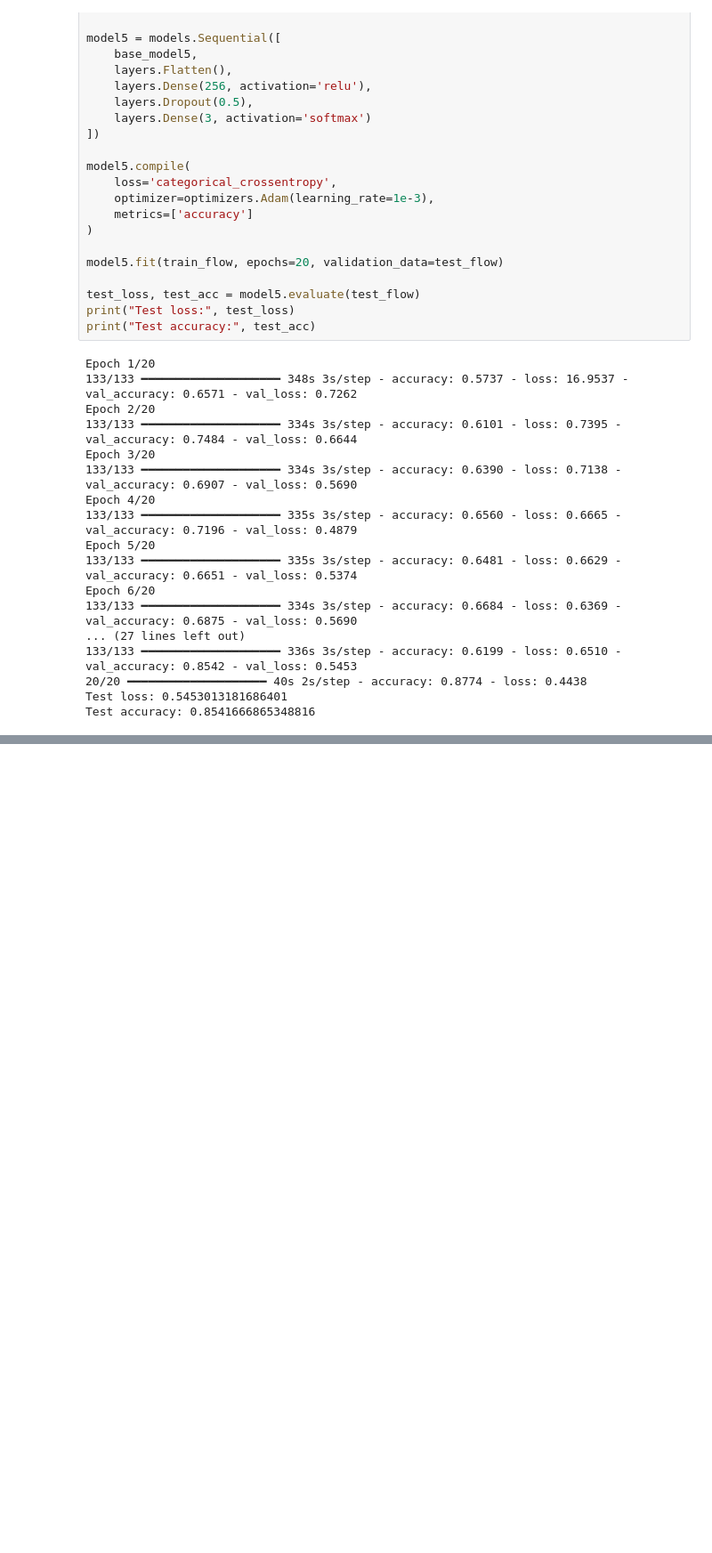
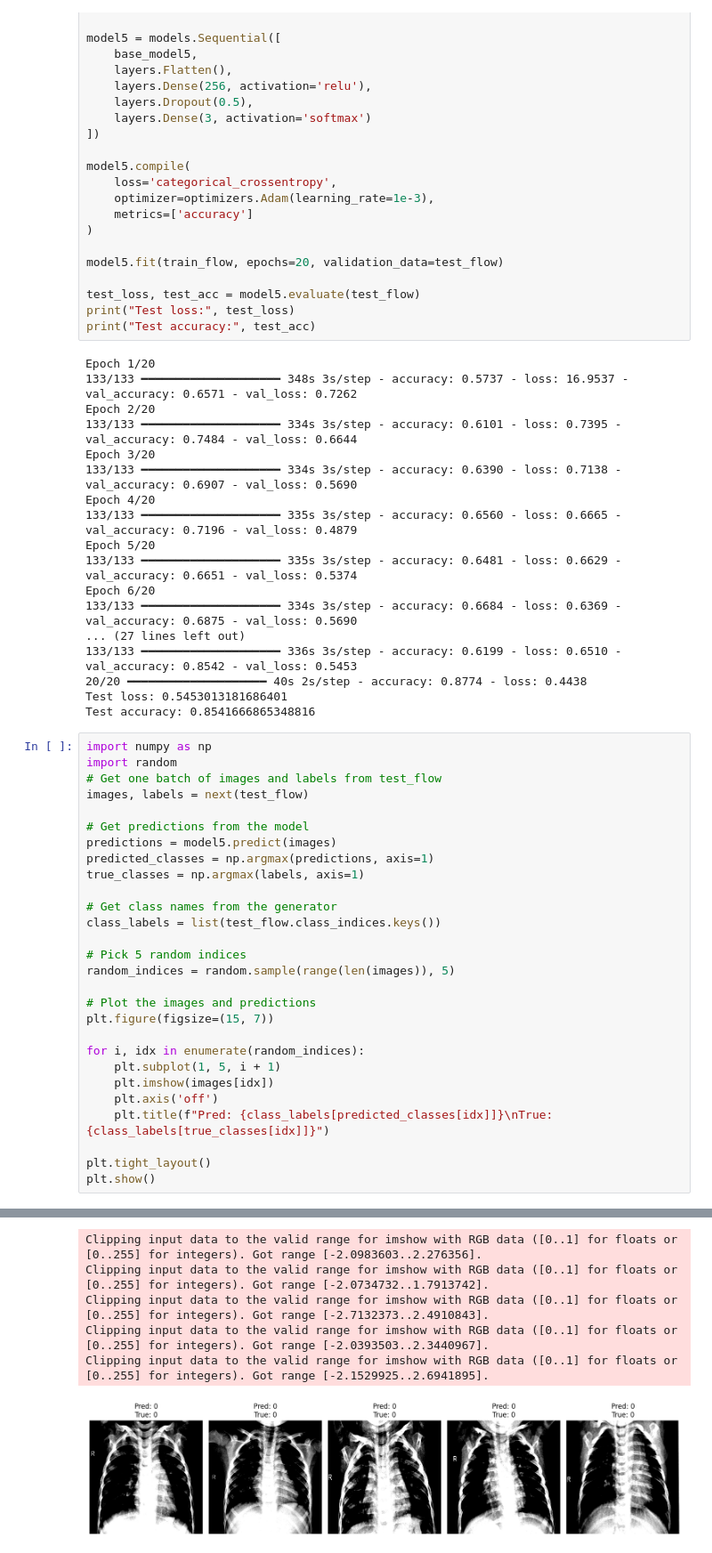
Before and after one commit to evaberepikifa/testfolder, a Jupyter notebook: testfile.ipynb, the cells around one changed output, grey strips where cells are left out. Shown at 89% size. Drawn from its saved outputs; the diff is of its cells as text; blank space fills up the shorter version.

Commit message:
Test - densnet

```diff
--- a/testfile.ipynb
+++ b/testfile.ipynb
@@ -742,3 +742,32 @@ Epoch 6/20
 20/20 ━━━━━━━━━━━━━━━━━━━━ 40s 2s/step - accuracy: 0.8774 - loss: 0.4438
 Test loss: 0.5453013181686401
 Test accuracy: 0.8541666865348816
+# %%
+import numpy as np
+import random
+# Get one batch of images and labels from test_flow
+images, labels = next(test_flow)
+
+# Get predictions from the model
+predictions = model5.predict(images)
+predicted_classes = np.argmax(predictions, axis=1)
+true_classes = np.argmax(labels, axis=1)
+
+# Get class names from the generator
+class_labels = list(test_flow.class_indices.keys())
+
+# Pick 5 random indices
+random_indices = random.sample(range(len(images)), 5)
+
+# Plot the images and predictions
+plt.figure(figsize=(15, 7))
+
+for i, idx in enumerate(random_indices):
+    plt.subplot(1, 5, i + 1)
+    plt.imshow(images[idx])
+    plt.axis('off')
+    plt.title(f"Pred: {class_labels[predicted_classes[idx]]}\nTrue: {class_labels[true_classes[idx]]}")
+
+plt.tight_layout()
+plt.show()
+# %% [output]
@@ -744,0 +775,6 @@ Test accuracy: 0.8541666865348816
+Clipping input data to the valid range for imshow with RGB data ([0..1] for floats or [0..255] for integers). Got range [-2.0983603..2.276356].
+Clipping input data to the valid range for imshow with RGB data ([0..1] for floats or [0..255] for integers). Got range [-2.0734732..1.7913742].
+Clipping input data to the valid range for imshow with RGB data ([0..1] for floats or [0..255] for integers). Got range [-2.7132373..2.4910843].
+Clipping input data to the valid range for imshow with RGB data ([0..1] for floats or [0..255] for integers). Got range [-2.0393503..2.3440967].
+Clipping input data to the valid range for imshow with RGB data ([0..1] for floats or [0..255] for integers). Got range [-2.1529925..2.6941895].
+[figure, added]
```
Also changed, not shown: parts of 1 cell of this notebook.
